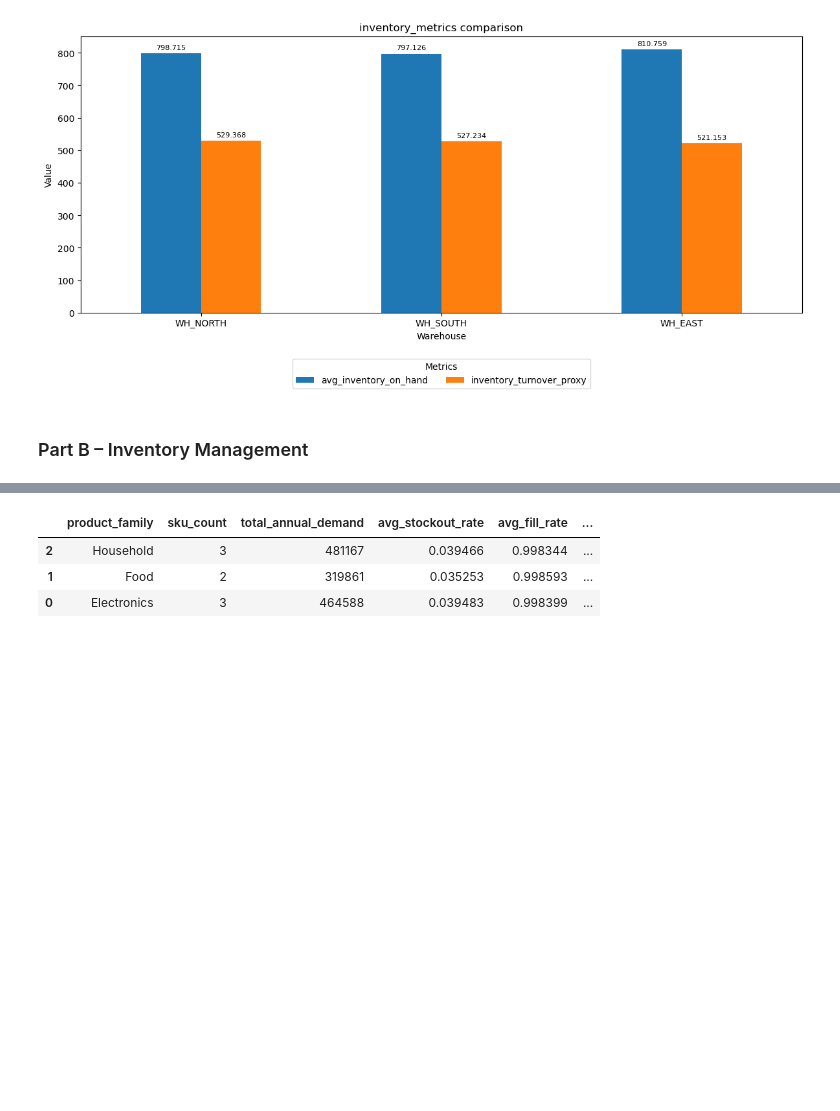
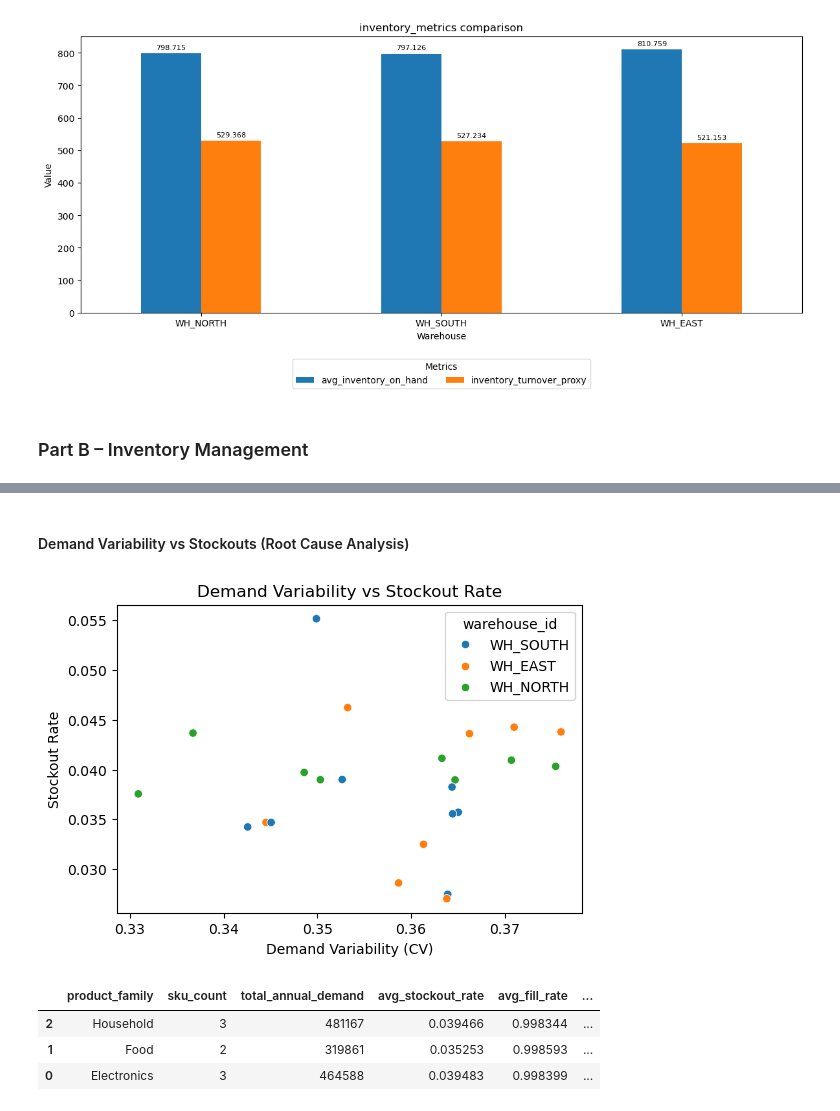
Before and after one commit to josiashdezp/supply_chain_analytics, a Jupyter notebook: code/supply_chain_group_project.ipynb, the cells around one changed output, grey strips where cells are left out. Cells and saved outputs as stored; diff of their text form; code cells hidden in the pictures; blank space fills up the shorter version.

```diff
--- a/code/supply_chain_group_project.ipynb
+++ b/code/supply_chain_group_project.ipynb
@@ -500,3 +464,24 @@ warehouse_inventory_summary
+# %% [markdown]
+#### Demand Variability vs Stockouts (Root Cause Analysis)
+# %%
+df_inventory["demand_variability_cv"] = (
+    df_inventory["demand_std"] / df_inventory["avg_daily_demand"]
+)
+
+plt.figure(figsize=(6,4))
+sns.scatterplot(
+    data=df_inventory,
+    x="demand_variability_cv",
+    y="stockout_rate",
+    hue="warehouse_id"
+)
+
+plt.title("Demand Variability vs Stockout Rate")
+plt.xlabel("Demand Variability (CV)")
+plt.ylabel("Stockout Rate")
+plt.show()
+# %% [output]
+[figure, added]
 # %%
 # -----------------------------
 # 4. Product-family summary
```
Also changed, not shown: parts of 53 cells of this notebook, 3 other files.
